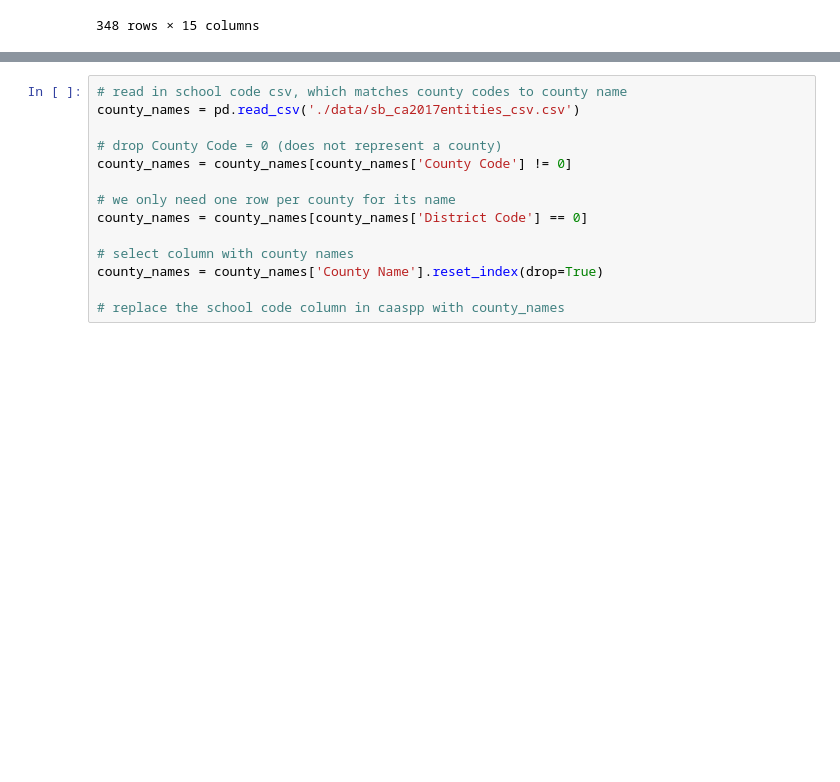
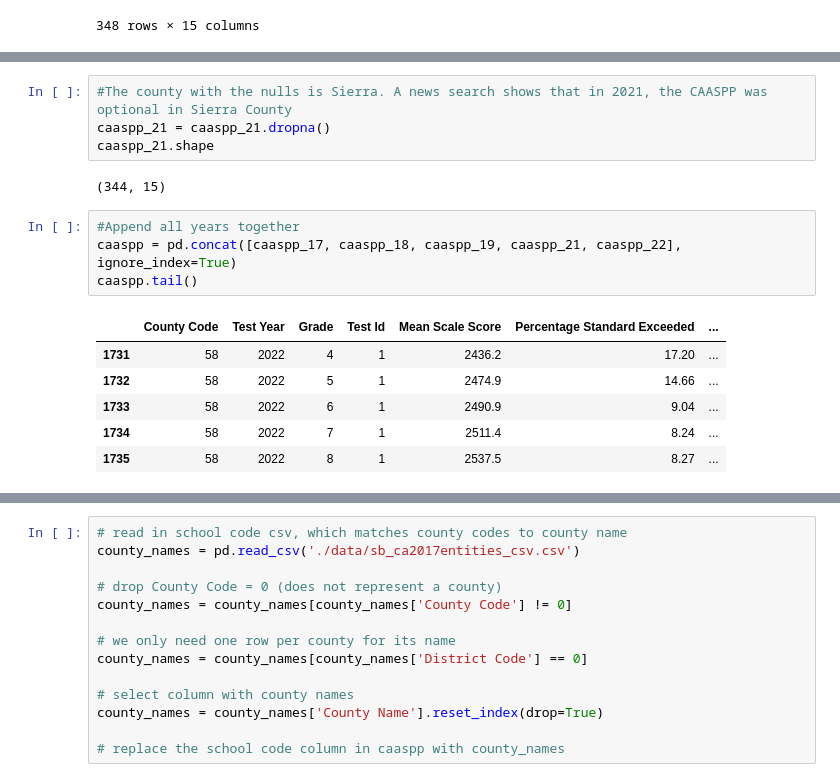
Before and after one commit to KaitlynChou/COGS-108-Project, a Jupyter notebook: EDACheckpoint_Group057_WI24.ipynb, the cells around one changed output, grey strips where cells are left out. Drawn from its saved outputs; the diff is of its cells as text; blank space fills up the shorter version.

Commit message:
wrangled caaspp datasets

```diff
--- a/EDACheckpoint_Group057_WI24.ipynb
+++ b/EDACheckpoint_Group057_WI24.ipynb
@@ -210,0 +260,17 @@ False
+# %%
+#The county with the nulls is Sierra. A news search shows that in 2021, the CAASPP was optional in Sierra County
+caaspp_21 = caaspp_21.dropna()
+caaspp_21.shape
+# %% [output]
+(344, 15)
+# %%
+#Append all years together
+caaspp = pd.concat([caaspp_17, caaspp_18, caaspp_19, caaspp_21, caaspp_22], ignore_index=True)
+caaspp.tail()
+# %% [output]
+|  | County Code | Test Year | Grade | Test Id | Mean Scale Score | Percentage Standard Exceeded | ... |
+| 1731 | 58 | 2022 | 4 | 1 | 2436.2 | 17.20 | ... |
+| 1732 | 58 | 2022 | 5 | 1 | 2474.9 | 14.66 | ... |
+| 1733 | 58 | 2022 | 6 | 1 | 2490.9 | 9.04 | ... |
+| 1734 | 58 | 2022 | 7 | 1 | 2511.4 | 8.24 | ... |
+| 1735 | 58 | 2022 | 8 | 1 | 2537.5 | 8.27 | ... |
```
Also changed, not shown: parts of 7 cells of this notebook.
